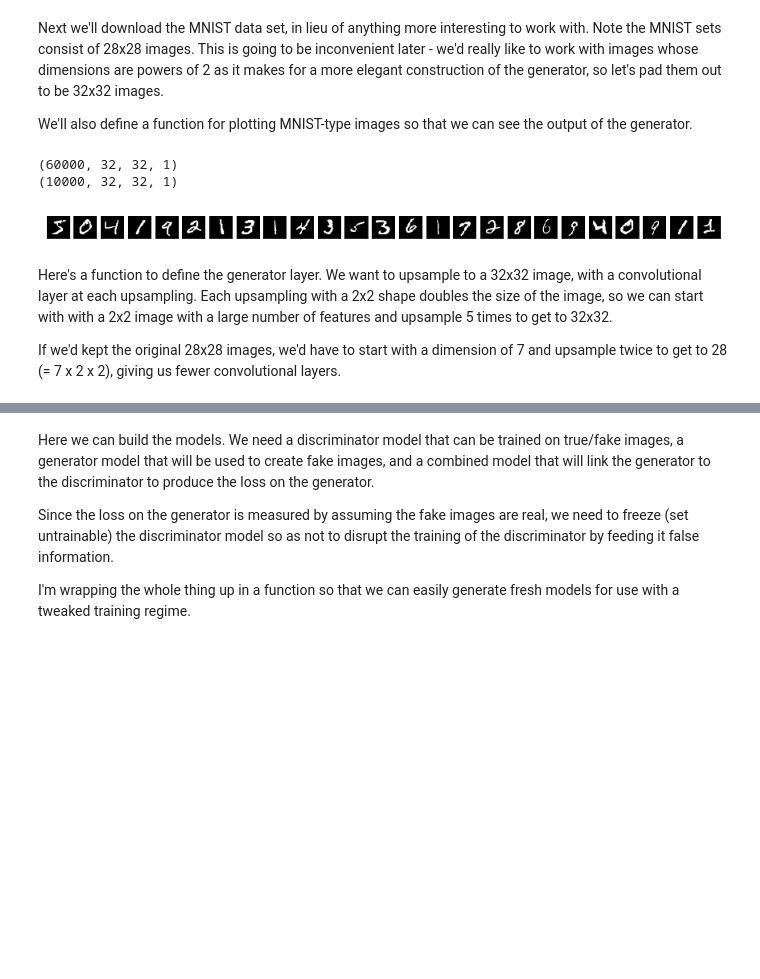
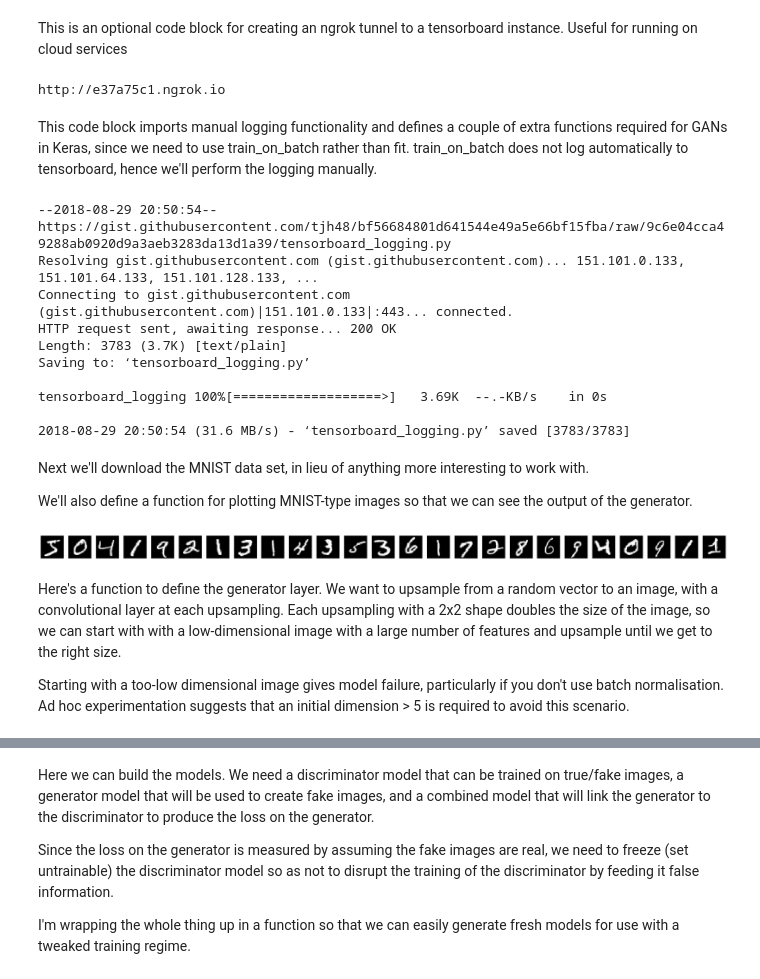
Before and after one commit to tjh48/DCGAN, a Jupyter notebook: dcgan.ipynb, the cells around one changed output, grey strips where cells are left out. Drawn from its saved outputs; the diff is of its cells as text; code cells hidden in the pictures; blank space fills up the shorter version.

```diff
--- a/dcgan.ipynb
+++ b/dcgan.ipynb
@@ -22,36 +33,70 @@ Using TensorFlow backend.
+# %% [markdown]
+This is an optional code block for creating an ngrok tunnel to a tensorboard instance. Useful for running on cloud services
+# %%
+if not os.path.isfile('./ngrok'):
+  !wget https://bin.equinox.io/c/4VmDzA7iaHb/ngrok-stable-linux-amd64.zip
+  !unzip ngrok-stable-linux-amd64.zip
+
+get_ipython().system_raw(
+    'tensorboard --logdir ' + LOG_DIR + ' --host 0.0.0.0 --port 6006 &'
+)
+
+get_ipython().system_raw('./ngrok http 6006 &')
+
+! curl -s http://localhost:4040/api/tunnels | python3 -c \
+    "import sys, json; print(json.load(sys.stdin)['tunnels'][0]['public_url'])"
+# %% [output]
+http://e37a75c1.ngrok.io
+# %% [markdown]
+This code block imports manual logging functionality and defines a couple of extra functions required for GANs in Keras, since we need to use train_on_batch rather than fit. train_on_batch does not log automatically to tensorboard, hence we'll perform the logging manually.
+# %%
+if os.path.isfile('tensorboard_logging.py'): os.remove('tensorboard_logging.py')
+!wget https://gist.githubusercontent.com/tjh48/bf56684801d641544e49a5e66bf15fba/raw/9c6e04cca49288ab0920d9a3aeb3283da13d1a39/tensorboard_logging.py
+import tensorboard_logging as tbl
+
+subdir = LOG_DIR + "/" + logSub + '_' + str(int(np.round(time.time())))
+logger = tbl.Logger(subdir)
+# %% [output]
+--2018-08-29 20:50:54--  https://gist.githubusercontent.com/tjh48/bf56684801d641544e49a5e66bf15fba/raw/9c6e04cca49288ab0920d9a3aeb3283da13d1a39/tensorboard_logging.py
+Resolving gist.githubusercontent.com (gist.githubusercontent.com)... 151.101.0.133, 151.101.64.133, 151.101.128.133, ...
+Connecting to gist.githubusercontent.com (gist.githubusercontent.com)|151.101.0.133|:443... connected.
+HTTP request sent, awaiting response... 200 OK
+Length: 3783 (3.7K) [text/plain]
+Saving to: ‘tensorboard_logging.py’
+
+tensorboard_logging 100%[===================>]   3.69K  --.-KB/s    in 0s
+
+2018-08-29 20:50:54 (31.6 MB/s) - ‘tensorboard_logging.py’ saved [3783/3783]
 # %% [markdown]
-Next we'll download the MNIST data set, in lieu of anything more interesting to work with. Note the MNIST sets consist of 28x28 images. This is going to be inconvenient later - we'd really like to work with images whose dimensions are powers of 2 as it makes for a more elegant construction of the generator, so let's pad them out to be 32x32 images.
+Next we'll download the MNIST data set, in lieu of anything more interesting to work with.
 
 We'll also define a function for plotting MNIST-type images so that we can see the output of the generator.
 # %%
 from keras.datasets import mnist
 
 (x_train, _), (x_test, _) = mnist.load_data()
 
+# just for fun, you can drop in the fashion_mnist dataset here instead of standard mnist
+#from keras.datasets import fashion_mnist
+#(x_train, y_train), (x_test, y_test) = fashion_mnist.load_data()
+
 x_train = x_train.astype('float32') / 127.5 - 1
-x_test = x_test.astype('float32') / 127.5 -1
+x_test = x_test.astype('float32') / 127.5 - 1
 
-x_train = np.pad(x_train, ((0,0),(2,2),(2,2)), 'minimum')
-x_test = np.pad(x_test, ((0,0),(2,2),(2,2)), 'minimum')
-
-x_train = np.reshape(x_train, (len(x_train), 32, 32, 1))  # adapt this if using `channels_first` image data format
-x_test = np.reshape(x_test, (len(x_test), 32, 32, 1))  # adapt this if using `channels_first` image data format
-
-print(x_train.shape)
-print(x_test.shape)
+x_train = x_train[:, :, :, np.newaxis]
 
 def plotImages(images, n = 25):
-  plt.figure(figsize=(15, 15))
+  plt.figure(figsize=(32, 32))
   for i in range(n):
     ax = plt.subplot(2, n, i + 1)
-    plt.imshow((images[i].reshape(32, 32) + 1) / 2)
+    x = images[i]
+    if x.shape[2] == 1: x = x.reshape(x.shape[0:2])
+    plt.imshow((x + 1) / 2)
     plt.gray()
     ax.get_xaxis().set_visible(False)
     ax.get_yaxis().set_visible(False)
   plt.show()
 
 plotImages(x_train)
 # %% [output]
-(60000, 32, 32, 1)
-(10000, 32, 32, 1)
-[figure, old version]
+[figure, new version]
@@ -58,4 +137,4 @@ plotImages(x_train)
 # %% [markdown]
-Here's a function to define the generator layer. We want to upsample to a 32x32 image, with a convolutional layer at each upsampling. Each upsampling with a 2x2 shape doubles the size of the image, so we can start with with a 2x2 image with a large number of features and upsample 5 times to get to 32x32.
+Here's a function to define the generator layer. We want to upsample from a random vector to an image, with a convolutional layer at each upsampling. Each upsampling with a 2x2 shape doubles the size of the image, so we can start with with a low-dimensional image with a large number of features and upsample until we get to the right size.
 
-If we'd kept the original 28x28 images, we'd have to start with a dimension of 7 and upsample twice to get to 28 (= 7 x 2 x 2), giving us fewer convolutional layers.
+Starting with a too-low dimensional image gives model failure, particularly if you don't use batch normalisation. Ad hoc experimentation suggests that an initial dimension > 5 is required to avoid this scenario.
```
Also changed, not shown: parts of 18 cells of this notebook.
